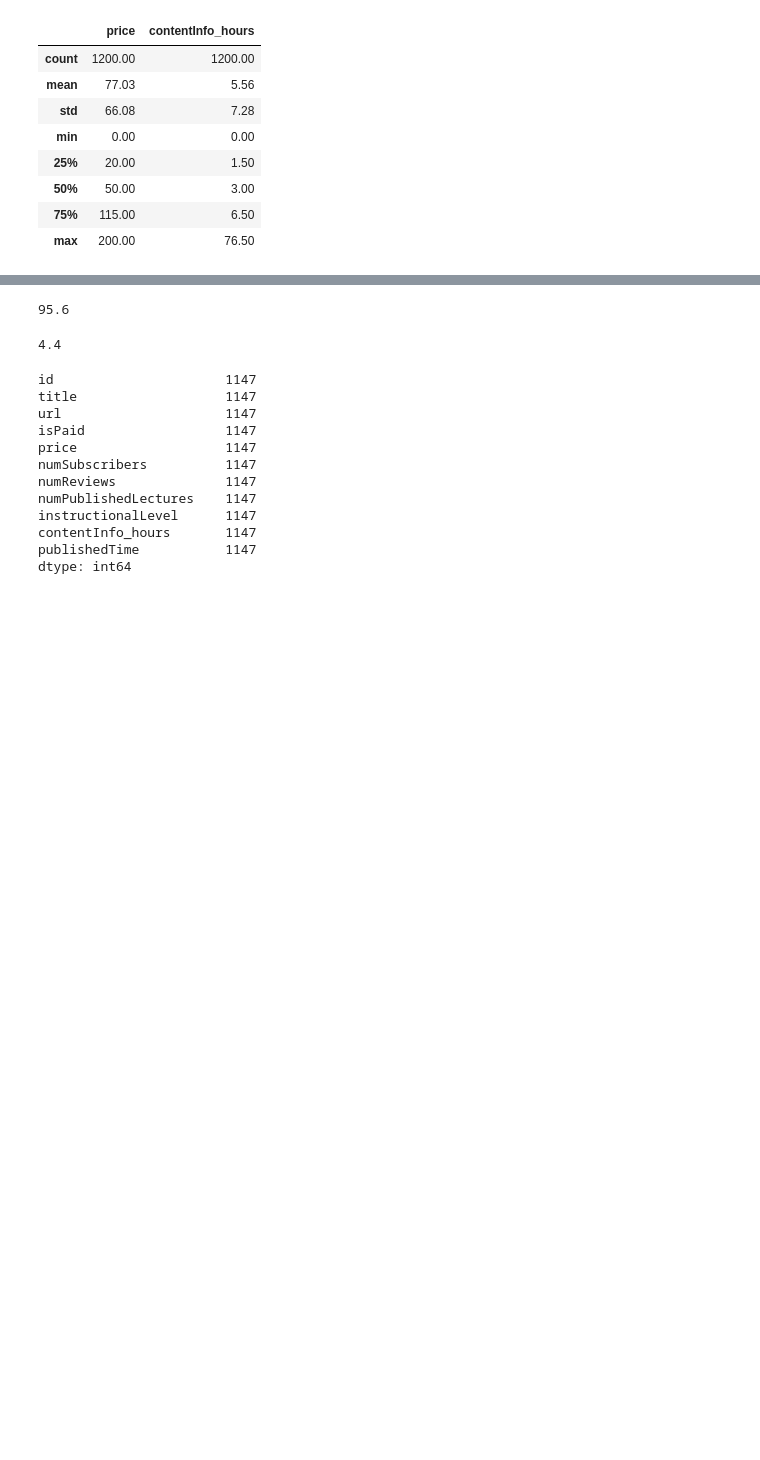
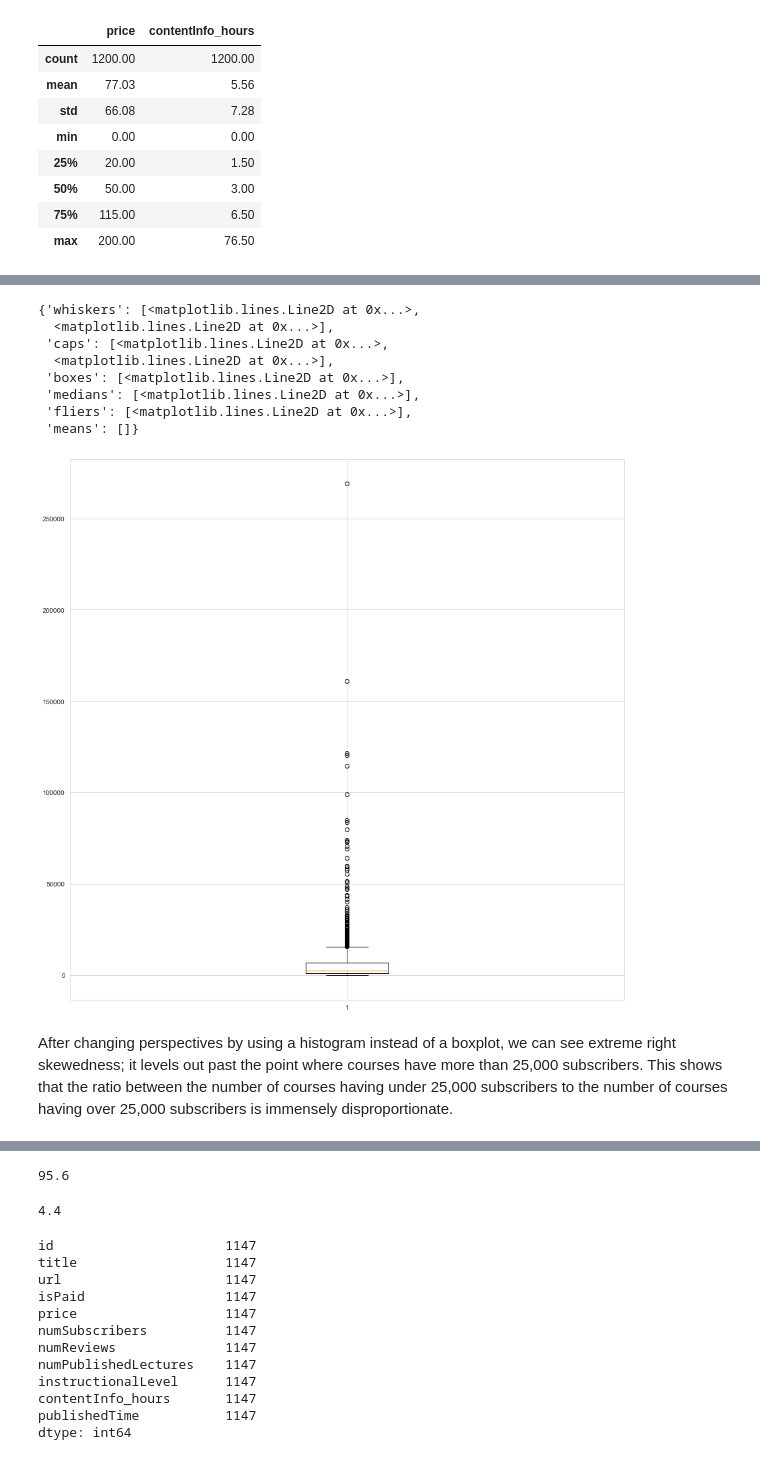
Before and after one commit to willnguyen14/udemy-viz-project, a Jupyter notebook: udemy.ipynb, the cells around one changed output, grey strips where cells are left out. Drawn from its saved outputs; the diff is of its cells as text; code cells hidden in the pictures; blank space fills up the shorter version.

```diff
--- a/udemy.ipynb
+++ b/udemy.ipynb
@@ -252 +246,18 @@ Histogram: the number of classes that has under 25,000 students
+# %%
+# numSubscribers is a good business metric to observe performance of courses
+# we see many outliers and lets find out what's going on
+plt.figure(figsize=(15,15))
+plt.boxplot(web_dev.numSubscribers)
+# %% [output]
+{'whiskers': [<matplotlib.lines.Line2D at 0x...>,
+  <matplotlib.lines.Line2D at 0x...>],
+ 'caps': [<matplotlib.lines.Line2D at 0x...>,
+  <matplotlib.lines.Line2D at 0x...>],
+ 'boxes': [<matplotlib.lines.Line2D at 0x...>],
+ 'medians': [<matplotlib.lines.Line2D at 0x...>],
+ 'fliers': [<matplotlib.lines.Line2D at 0x...>],
+ 'means': []}
+[figure, added]
+# %% [markdown]
+After changing perspectives by using a histogram instead of a boxplot, we can see extreme right skewedness; it levels out past the point where courses have more than 25,000 subscribers. This shows that the ratio between the number of courses having under 25,000 subscribers to the number of courses having over 25,000 subscribers is immensely disproportionate.
 # %%
```
Also changed, not shown: parts of 27 cells of this notebook.
